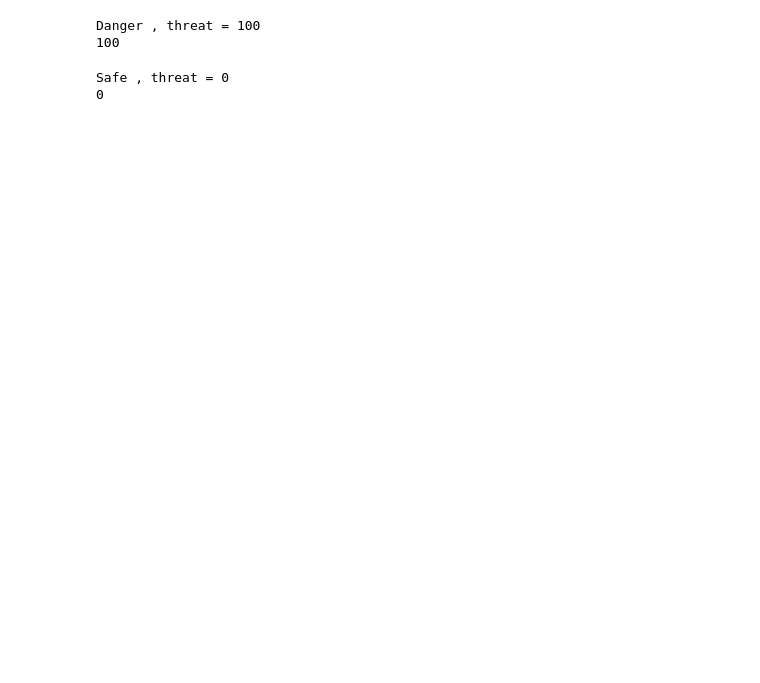
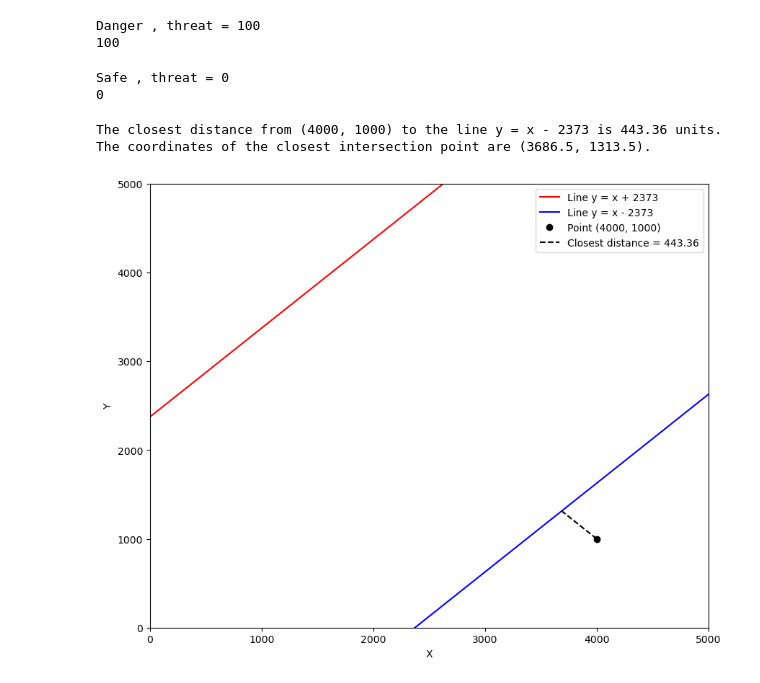
Before and after one commit to EmmsDK/DataProcessing, a Jupyter notebook: sectionFunctions.ipynb, the cells around one changed output. Saved outputs shown, nothing was run; the diff lists cells and outputs as text; code cells hidden in the pictures; blank space fills up the shorter version.

```diff
--- a/sectionFunctions.ipynb
+++ b/sectionFunctions.ipynb
@@ -1207,3 +1207,62 @@ print(dragonCase(11000,5000))
 # %% [output]
 Safe , threat = 0
 0
+# %%
+import numpy as np
+import matplotlib.pyplot as plt
+
+def calculate_distance_midlane(x0, y0):
+    # Parameters for the lines
+    A1, B1, C1 = 1, -1, 2373  # For y = x + 2373, but corrected form for calculation
+    A2, B2, C2 = 1, -1, -2373  # For y = x - 2373, corrected form
+
+    if y0 > x0 + 2373:
+        # Point is above y = x + 2373
+        distance = abs(A1*x0 + B1*y0 + C1) / np.sqrt(A1**2 + B1**2)
+        x_closest = (B1*(B1*x0 - A1*y0) - A1*C1) / (A1**2 + B1**2)
+        y_closest = (A1*(-B1*x0 + A1*y0) - B1*C1) / (A1**2 + B1**2)
+        label_line = "y = x + 2373"
+    elif y0 < x0 - 2373:
+        # Point is below y = x - 2373
+        distance = abs(A2*x0 + B2*y0 + C2) / np.sqrt(A2**2 + B2**2)
+        x_closest = (B2*(B2*x0 - A2*y0) - A2*C2) / (A2**2 + B2**2)
+        y_closest = (A2*(-B2*x0 + A2*y0) - B2*C2) / (A2**2 + B2**2)
+        label_line = "y = x - 2373"
+    else:
+        # Point is within the defined area, no need to calculate distance
+        return 0, (None, None), "within the area"
+
+    return distance, (x_closest, y_closest), label_line
+
+# Use the specific example point (4000, 1000)
+x0, y0 = 4000, 1000
+
+# Calculate the distance and closest point for the specific example
+distance, closest_point, label_line = calculate_distance_midlane(x0, y0)
+
+print(f"The closest distance from ({x0}, {y0}) to the line {label_line} is {distance:.2f} units.")
+print(f"The coordinates of the closest intersection point are {closest_point}.")
+
+# Visualization
+fig, ax = plt.subplots(figsize=(10, 8))
+x_range = np.linspace(0, 5000, 400)  # Adjusting range for clear visualization
+
+# Plotting the lines for visual reference
+ax.plot(x_range, x_range + 2373, 'r-', label='Line y = x + 2373')
+ax.plot(x_range, x_range - 2373, 'b-', label='Line y = x - 2373')
+
+# Plotting the example point and the line to the closest intersection point
+ax.plot(x0, y0, 'ko', label=f'Point ({x0}, {y0})')
+if distance > 0:
+    ax.plot([x0, closest_point[0]], [y0, closest_point[1]], 'k--', label=f'Closest distance = {distance:.2f}')
+
+ax.set_xlim([0, 5000])
+ax.set_ylim([0, 5000])
+ax.set_xlabel('X')
+ax.set_ylabel('Y')
+ax.legend()
+plt.show()
+# %% [output]
+The closest distance from (4000, 1000) to the line y = x - 2373 is 443.36 units.
+The coordinates of the closest intersection point are (3686.5, 1313.5).
+[figure, added]
```
Also changed, not shown: parts of 3 cells of this notebook.
